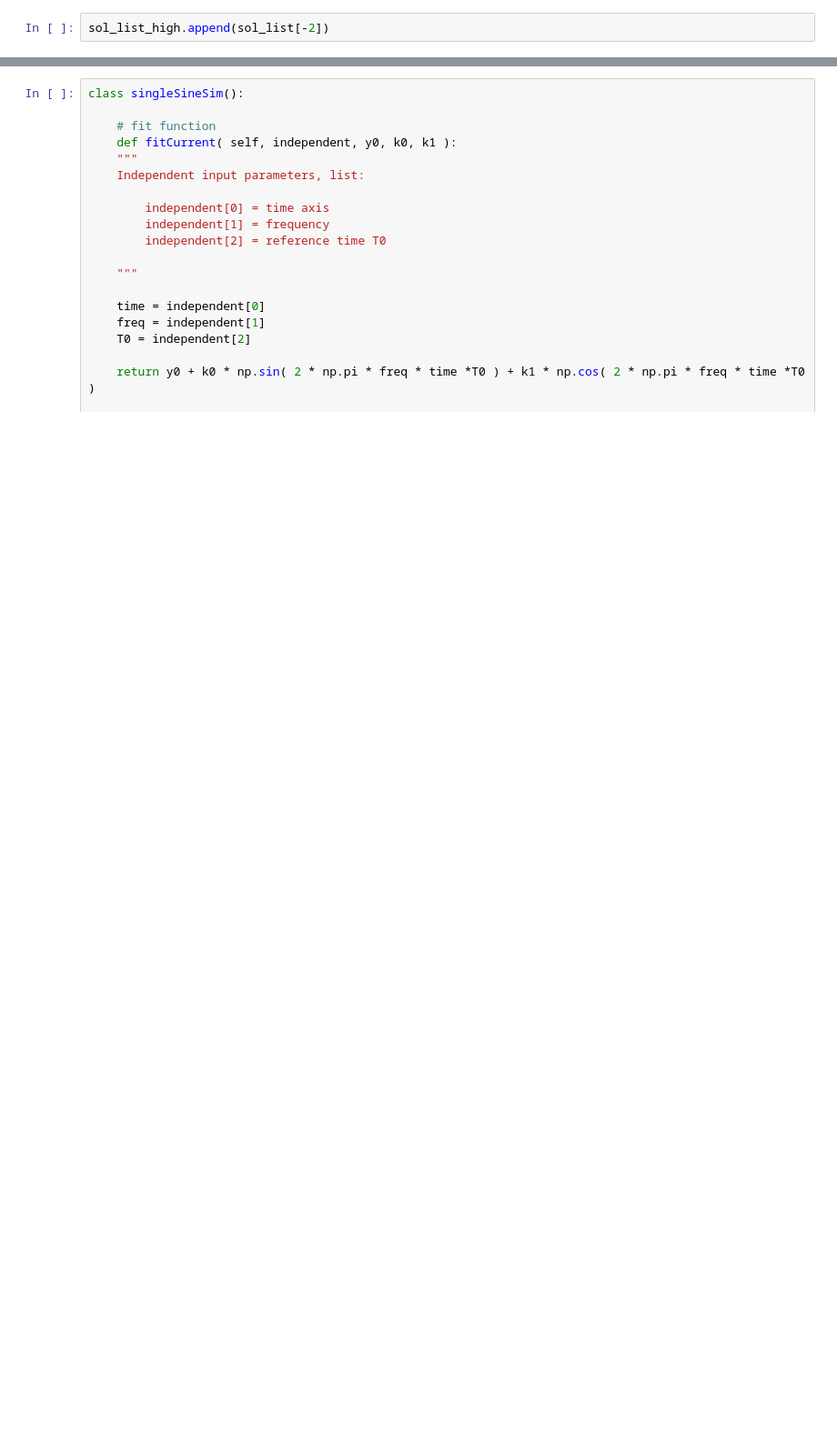
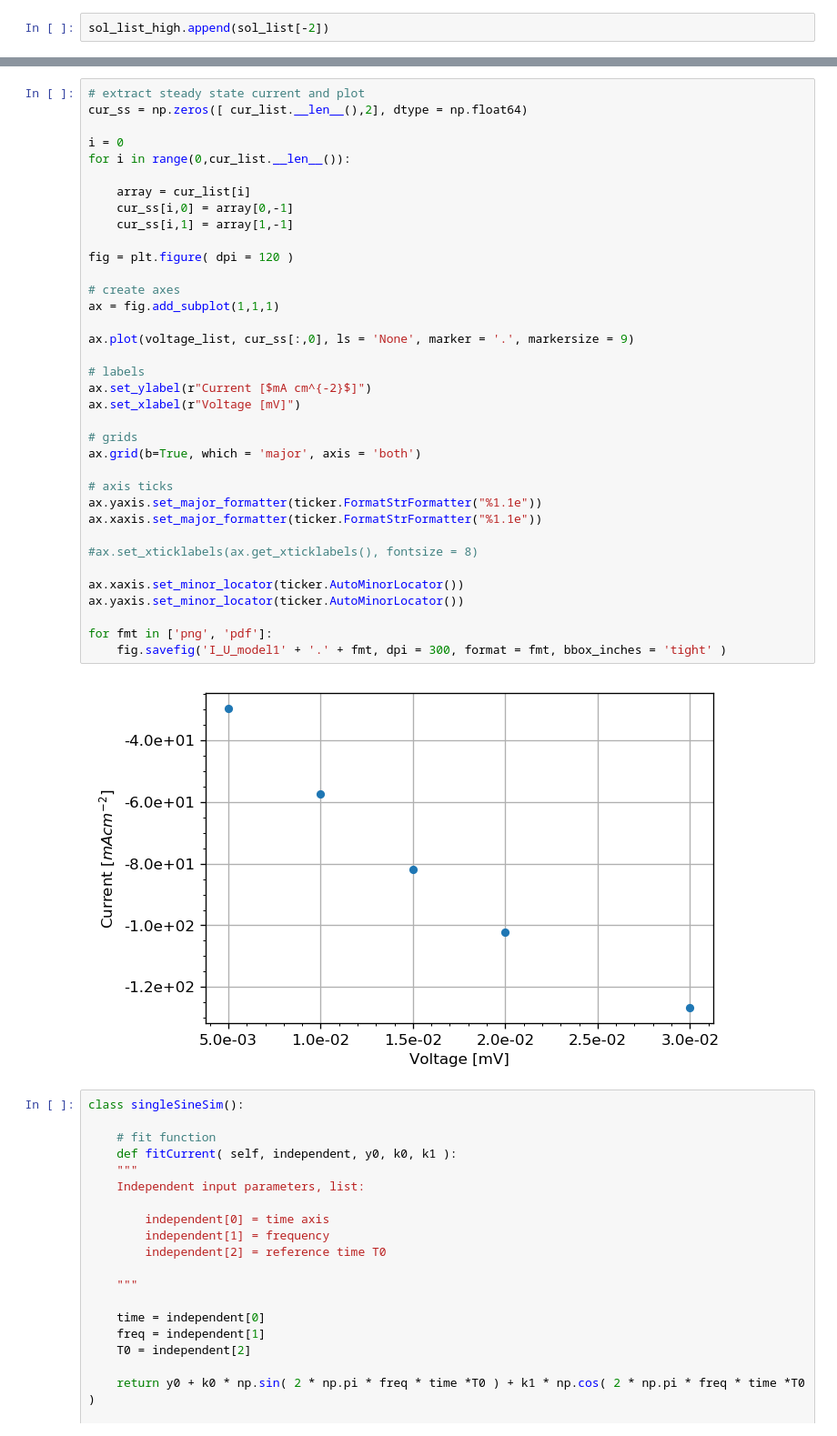
Before and after one commit to flgu/masterthesis, a Jupyter notebook: simulation.ipynb, the cells around one changed output, grey strips where cells are left out. Shown at 91% size. Saved outputs shown, nothing was run; the diff lists cells and outputs as text; blank space fills up the shorter version.

```diff
--- a/simulation.ipynb
+++ b/simulation.ipynb
@@ -394,3 +557,41 @@ legend(*args, **kwargs)
+# %%
+# extract steady state current and plot
+cur_ss = np.zeros([ cur_list.__len__(),2], dtype = np.float64)
+
+i = 0
+for i in range(0,cur_list.__len__()):
+
+    array = cur_list[i]
+    cur_ss[i,0] = array[0,-1]
+    cur_ss[i,1] = array[1,-1]
+
+fig = plt.figure( dpi = 120 )
+
+# create axes
+ax = fig.add_subplot(1,1,1)
+
+ax.plot(voltage_list, cur_ss[:,0], ls = 'None', marker = '.', markersize = 9)
+
+# labels
+ax.set_ylabel(r"Current [$mA cm^{-2}$]")
+ax.set_xlabel(r"Voltage [mV]")
+
+# grids
+ax.grid(b=True, which = 'major', axis = 'both')
+
+# axis ticks
+ax.yaxis.set_major_formatter(ticker.FormatStrFormatter("%1.1e"))
+ax.xaxis.set_major_formatter(ticker.FormatStrFormatter("%1.1e"))
+
+#ax.set_xticklabels(ax.get_xticklabels(), fontsize = 8)
+
+ax.xaxis.set_minor_locator(ticker.AutoMinorLocator())
+ax.yaxis.set_minor_locator(ticker.AutoMinorLocator())
+
+for fmt in ['png', 'pdf']:
+    fig.savefig('I_U_model1' + '.' + fmt, dpi = 300, format = fmt, bbox_inches = 'tight' )
+# %% [output]
+[figure, added]
 # %%
 class singleSineSim():
 
```
Also changed, not shown: parts of 10 cells of this notebook, 13 other files.
